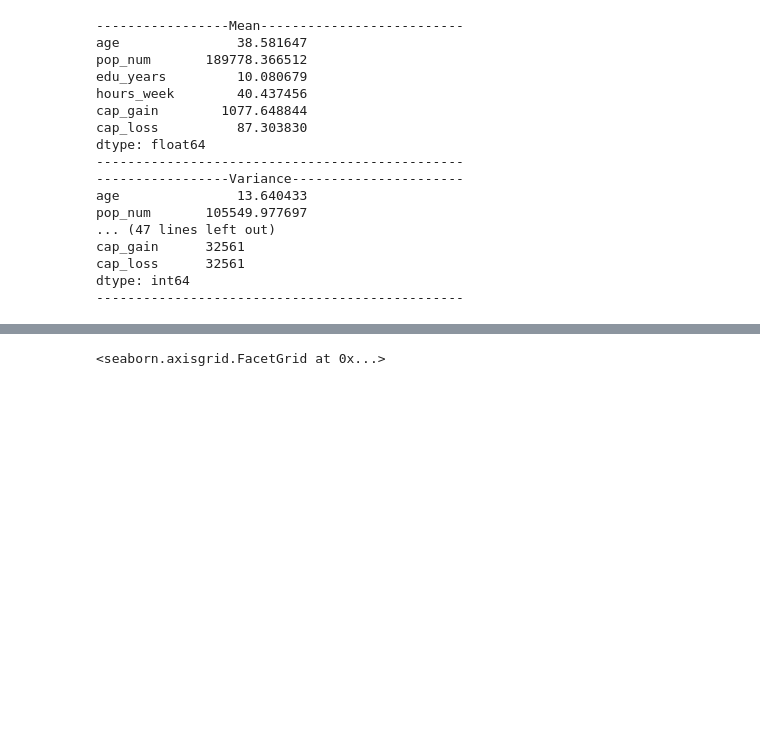
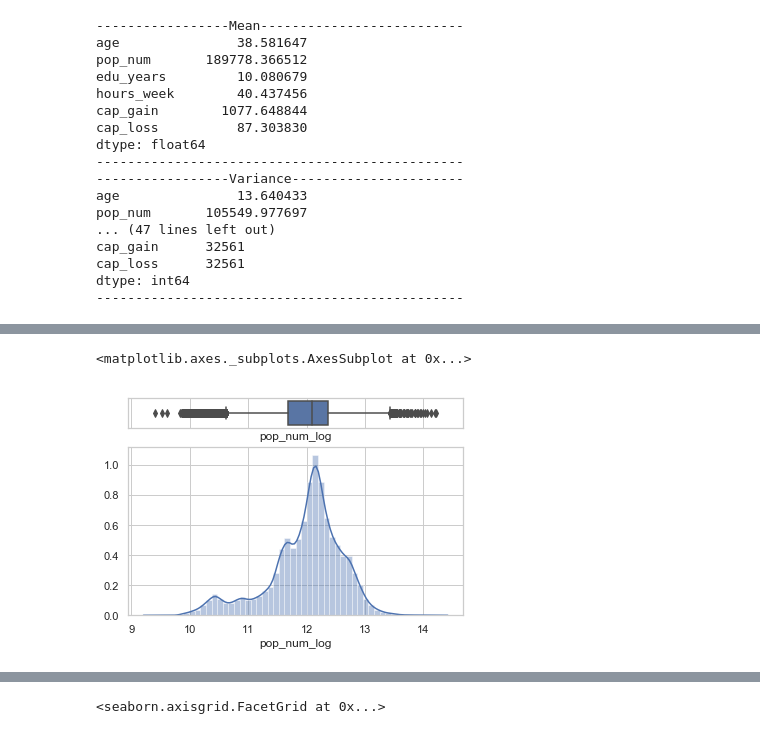
Before and after one commit to emccandlesssmu/data_mining, a Jupyter notebook: Assignment_GK.ipynb, the cells around one changed output, grey strips where cells are left out. Cells and saved outputs as stored; diff of their text form; code cells hidden in the pictures; blank space fills up the shorter version.

Commit message:
Update Assignment_GK.ipynb
Plots with relations

```diff
--- a/Assignment_GK.ipynb
+++ b/Assignment_GK.ipynb
@@ -567,0 +379,9 @@ plt.show()
+# %%
+# Check the distribution of Population number after log transformation
+df_continous["pop_num_log"] = np.log(df_continous["pop_num"])
+f, (ax_box, ax_hist) = plt.subplots(2, sharex=True, gridspec_kw={"height_ratios": (.15, .85)})
+sns.boxplot(df_continous["pop_num_log"], ax=ax_box)
+sns.distplot(df_continous["pop_num_log"], ax=ax_hist)
+# %% [output]
+<matplotlib.axes._subplots.AxesSubplot at 0x...>
+[figure, added]
```
Also changed, not shown: parts of 44 cells of this notebook.
